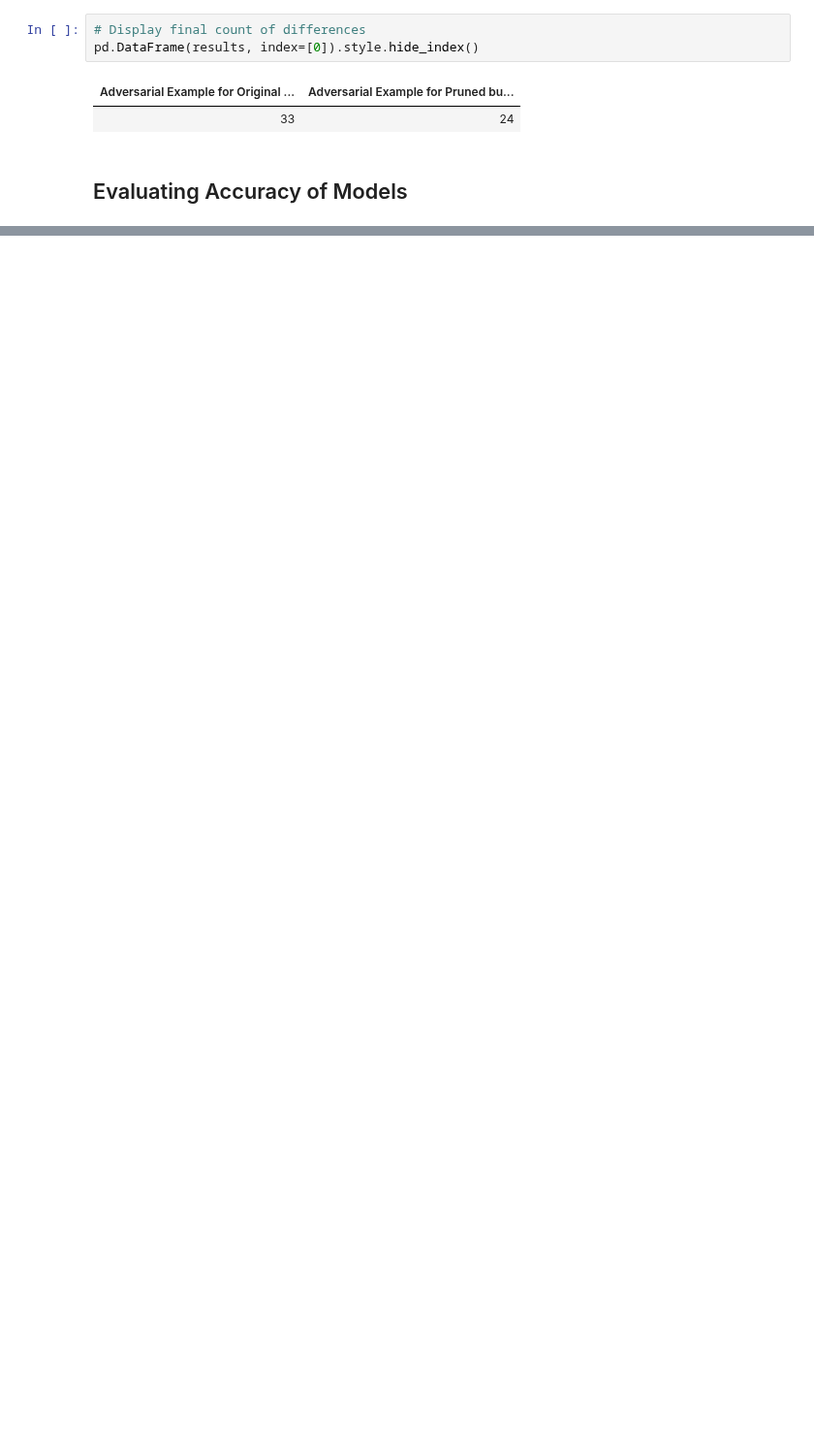
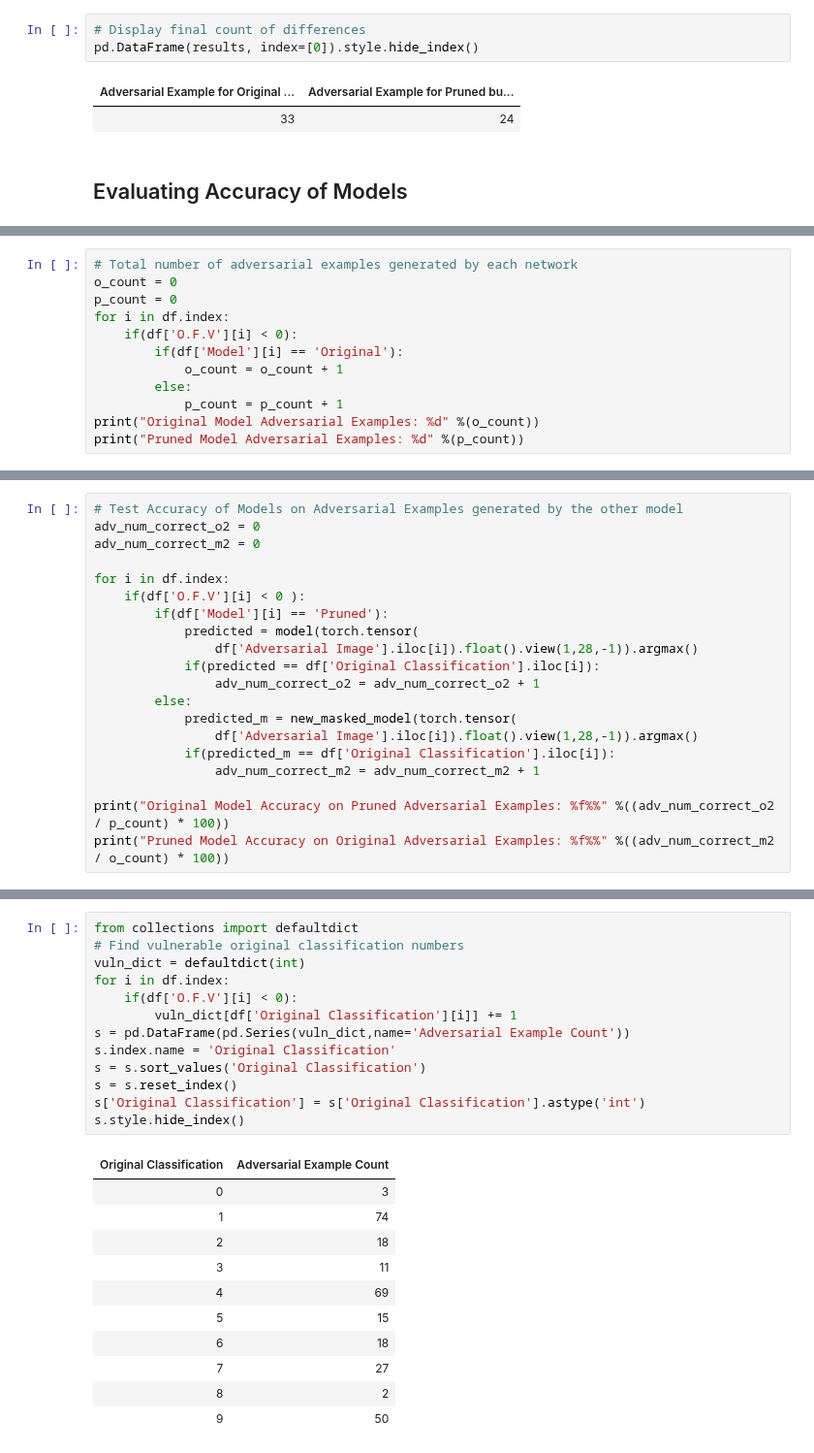
Before and after one commit to pherber3/DLDO-Project, a Jupyter notebook: Project copy/Notebook/DLDO Project.ipynb, the cells around one changed output, grey strips where cells are left out. Shown at 97% size. Saved outputs shown, nothing was run; the diff lists cells and outputs as text; blank space fills up the shorter version.

Commit message:
more data analyzation + changed accuracy tests

```diff
--- a/Project copy/Notebook/DLDO Project.ipynb
+++ b/Project copy/Notebook/DLDO Project.ipynb
@@ -650,0 +672,12 @@ Pruned Model Accuracy on Adversarial Examples: 73.444444%
+# %%
+# Total number of adversarial examples generated by each network
+o_count = 0
+p_count = 0
+for i in df.index:
+    if(df['O.F.V'][i] < 0):
+        if(df['Model'][i] == 'Original'):
+            o_count = o_count + 1
+        else:
+            p_count = p_count + 1
+print("Original Model Adversarial Examples: %d" %(o_count))
+print("Pruned Model Adversarial Examples: %d" %(p_count))
@@ -650,0 +687,20 @@ Pruned Model Accuracy on Adversarial Examples: 73.444444%
+# %%
+# Test Accuracy of Models on Adversarial Examples generated by the other model
+adv_num_correct_o2 = 0
+adv_num_correct_m2 = 0
+
+for i in df.index:
+    if(df['O.F.V'][i] < 0 ):
+        if(df['Model'][i] == 'Pruned'):
+            predicted = model(torch.tensor(
+                df['Adversarial Image'].iloc[i]).float().view(1,28,-1)).argmax()
+            if(predicted == df['Original Classification'].iloc[i]):
+                adv_num_correct_o2 = adv_num_correct_o2 + 1
+        else:
+            predicted_m = new_masked_model(torch.tensor(
+                df['Adversarial Image'].iloc[i]).float().view(1,28,-1)).argmax()
+            if(predicted_m == df['Original Classification'].iloc[i]):
+                adv_num_correct_m2 = adv_num_correct_m2 + 1
+
+print("Original Model Accuracy on Pruned Adversarial Examples: %f%%" %((adv_num_correct_o2 / p_count) * 100))
+print("Pruned Model Accuracy on Original Adversarial Examples: %f%%" %((adv_num_correct_m2 / o_count) * 100))
@@ -650,0 +710,25 @@ Pruned Model Accuracy on Adversarial Examples: 73.444444%
+# %%
+from collections import defaultdict
+# Find vulnerable original classification numbers
+vuln_dict = defaultdict(int)
+for i in df.index:
+    if(df['O.F.V'][i] < 0):
+        vuln_dict[df['Original Classification'][i]] += 1
+s = pd.DataFrame(pd.Series(vuln_dict,name='Adversarial Example Count'))
+s.index.name = 'Original Classification'
+s = s.sort_values('Original Classification')
+s = s.reset_index()
+s['Original Classification'] = s['Original Classification'].astype('int')
+s.style.hide_index()
+# %% [output]
+| Original Classification | Adversarial Example Count |
+| 0 | 3 |
+| 1 | 74 |
+| 2 | 18 |
+| 3 | 11 |
+| 4 | 69 |
+| 5 | 15 |
+| 6 | 18 |
+| 7 | 27 |
+| 8 | 2 |
+| 9 | 50 |
```
Also changed, not shown: parts of 14 cells of this notebook.
